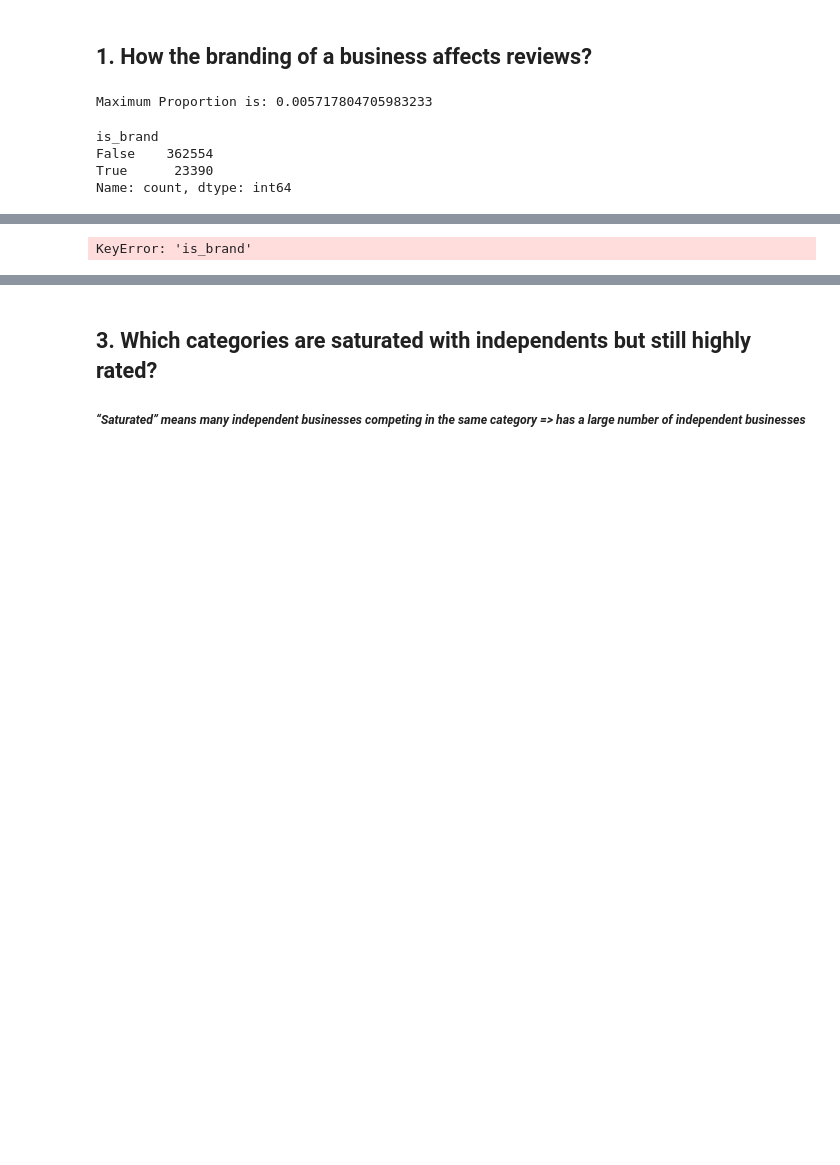
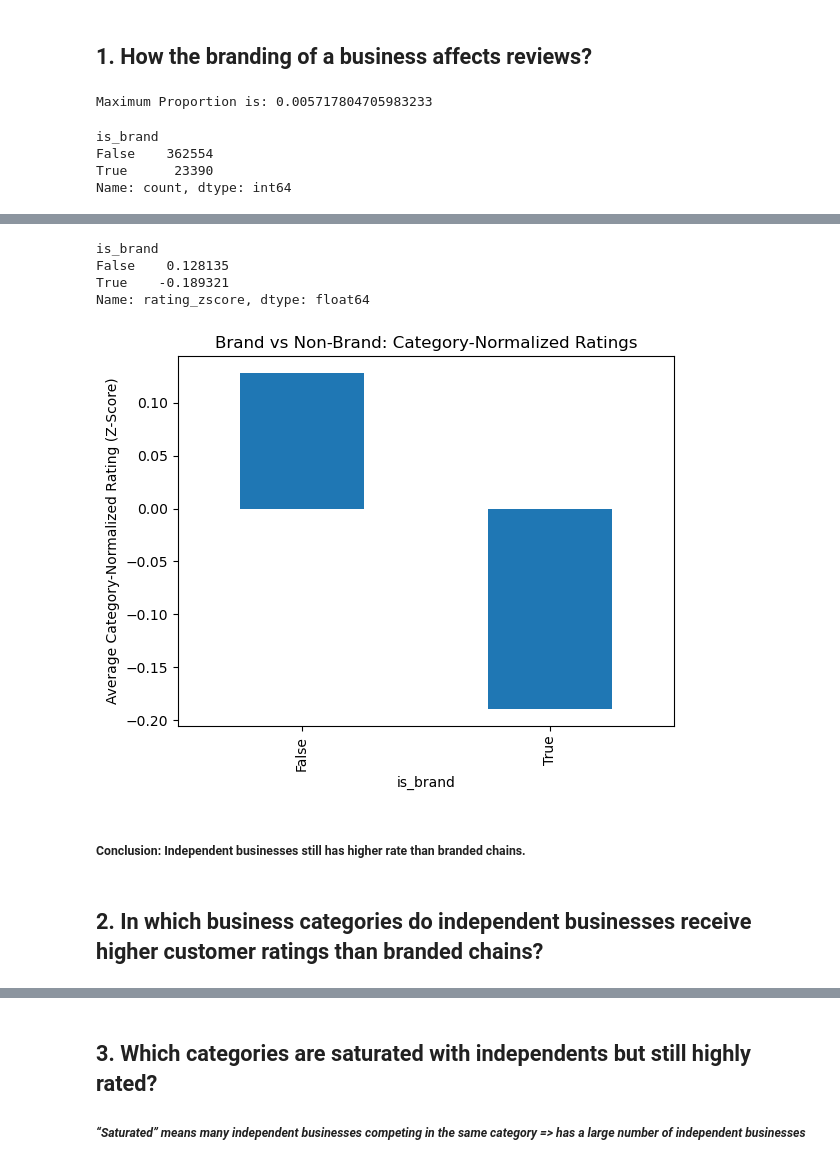
Before and after one commit to Dhrutube/DS3-LocalLens, a Jupyter notebook: final_notebook.ipynb, the cells around one changed output, grey strips where cells are left out. Cells and saved outputs as stored; diff of their text form; code cells hidden in the pictures; blank space fills up the shorter version.

```diff
--- a/final_notebook.ipynb
+++ b/final_notebook.ipynb
@@ -18,6 +18,7 @@ def parse_first_n(path, n=10000000):
 california_reviews = pd.DataFrame(parse_first_n("data/review-California.json.gz"))
 california_metadata = pd.DataFrame(parse_first_n("data/meta-California (1).json.gz"))
 # %%
+california_metadata['category_main'] = california_metadata['category'].str[0]
 california_metadata
 # %% [output]
 |  | name | address | gmap_id | description | latitude | longitude | category | avg_rating | num_of_reviews | ... |
@@ -162,3 +162,6 @@ is_brand
 False    362554
 True      23390
 Name: count, dtype: int64
+# %%
+brand_proportion_df = brand_proportion_df.reset_index()
+brand_proportion_df
@@ -164,0 +182,7 @@ Name: count, dtype: int64
+# %%
+category_df = category_df.merge(
+    brand_proportion_df[['name', 'is_brand']],
+    on='name',
+    how='left'
+)
+category_df
@@ -165,4 +203,19 @@ Name: count, dtype: int64
 # %%
 category_df.groupby('is_brand')['rating_zscore'].mean()
 # %% [output]
-KeyError: 'is_brand'
+is_brand
+False    0.128135
+True    -0.189321
+Name: rating_zscore, dtype: float64
+# %%
+
+category_df.groupby('is_brand')['rating_zscore'].mean().plot(kind='bar')
+plt.ylabel('Average Category-Normalized Rating (Z-Score)')
+plt.title('Brand vs Non-Brand: Category-Normalized Ratings')
+plt.show()
+# %% [output]
+[figure, added]
+# %% [markdown]
+##### Conclusion: Independent businesses still has higher rate than branded chains.
+# %% [markdown]
+## **2. In which business categories do independent businesses receive higher customer ratings than branded chains?**
```
Also changed, not shown: parts of 13 cells of this notebook.
